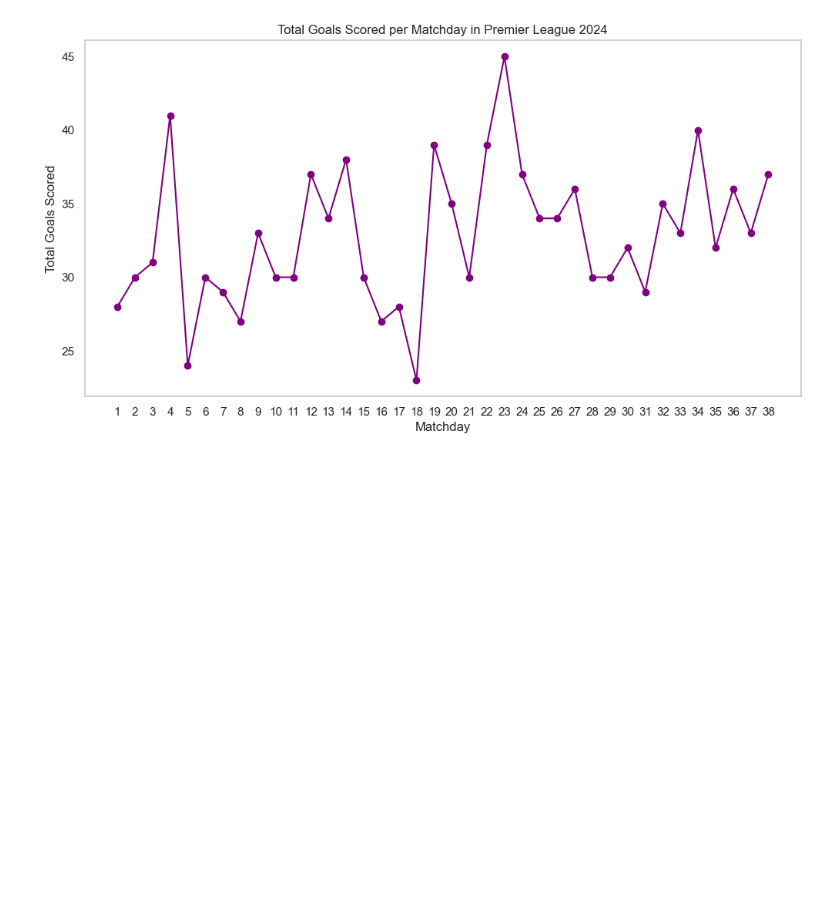
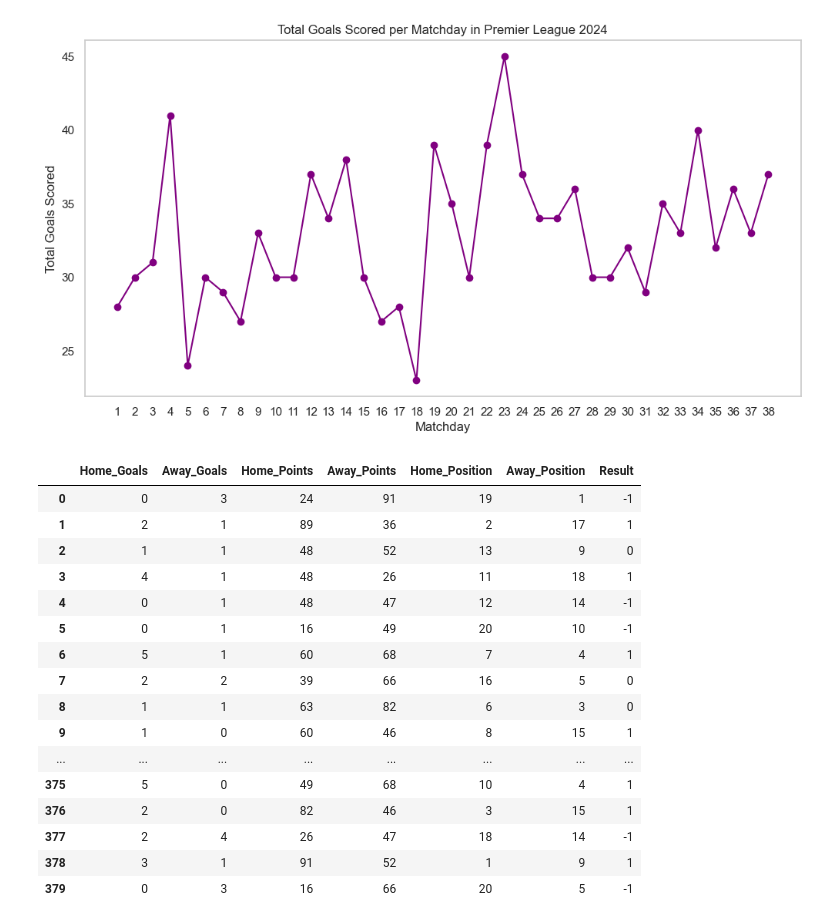
Before and after one commit to lusbnz/football-notebook, a Jupyter notebook: step_1/epl_2023.ipynb, the cells around one changed output. Cells and saved outputs as stored; diff of their text form; code cells hidden in the pictures; blank space fills up the shorter version.

```diff
--- a/step_1/epl_2023.ipynb
+++ b/step_1/epl_2023.ipynb
@@ -514,3 +514,60 @@ plt.grid()
 plt.show()
 # %% [output]
 [figure]
+# %%
+import pandas as pd
+
+data = []
+for matchday, match_list in matches_by_matchday.items():
+    for match in match_list:
+        home_team = match['Home Team']
+        away_team = match['Away Team']
+        home_score = match['FT Home Score']
+        away_score = match['FT Away Score']
+
+        home_info = final_standing_df[final_standing_df['Team'] == home_team].iloc[0]
+        away_info = final_standing_df[final_standing_df['Team'] == away_team].iloc[0]
+
+        if pd.notna(home_score) and pd.notna(away_score):
+            if home_score > away_score:
+                label = 1
+            elif away_score > home_score:
+                label = -1
+            elif home_score == away_score:
+                label = 0
+            else:
+                continue
+
+            data.append({
+                'Home_Goals': home_score,
+                'Away_Goals': away_score,
+                'Home_Points': home_info['Total Points'],
+                'Away_Points': away_info['Total Points'],
+                'Home_Position': home_info['Pos'],
+                'Away_Position': away_info['Pos'],
+                'Result': label
+            })
+
+df = pd.DataFrame(data)
+
+df_clean = df.dropna()
+
+df_clean
+# %% [output]
+|  | Home_Goals | Away_Goals | Home_Points | Away_Points | Home_Position | Away_Position | Result |
+| 0 | 0 | 3 | 24 | 91 | 19 | 1 | -1 |
+| 1 | 2 | 1 | 89 | 36 | 2 | 17 | 1 |
+| 2 | 1 | 1 | 48 | 52 | 13 | 9 | 0 |
+| 3 | 4 | 1 | 48 | 26 | 11 | 18 | 1 |
+| 4 | 0 | 1 | 48 | 47 | 12 | 14 | -1 |
+| 5 | 0 | 1 | 16 | 49 | 20 | 10 | -1 |
+| 6 | 5 | 1 | 60 | 68 | 7 | 4 | 1 |
+| 7 | 2 | 2 | 39 | 66 | 16 | 5 | 0 |
+| 8 | 1 | 1 | 63 | 82 | 6 | 3 | 0 |
+| 9 | 1 | 0 | 60 | 46 | 8 | 15 | 1 |
+| ... | ... | ... | ... | ... | ... | ... | ... |
+| 375 | 5 | 0 | 49 | 68 | 10 | 4 | 1 |
+| 376 | 2 | 0 | 82 | 46 | 3 | 15 | 1 |
+| 377 | 2 | 4 | 26 | 47 | 18 | 14 | -1 |
+| 378 | 3 | 1 | 91 | 52 | 1 | 9 | 1 |
+| 379 | 0 | 3 | 16 | 66 | 20 | 5 | -1 |
```
Also changed, not shown: parts of 1 cell of this notebook, 2 other files.
